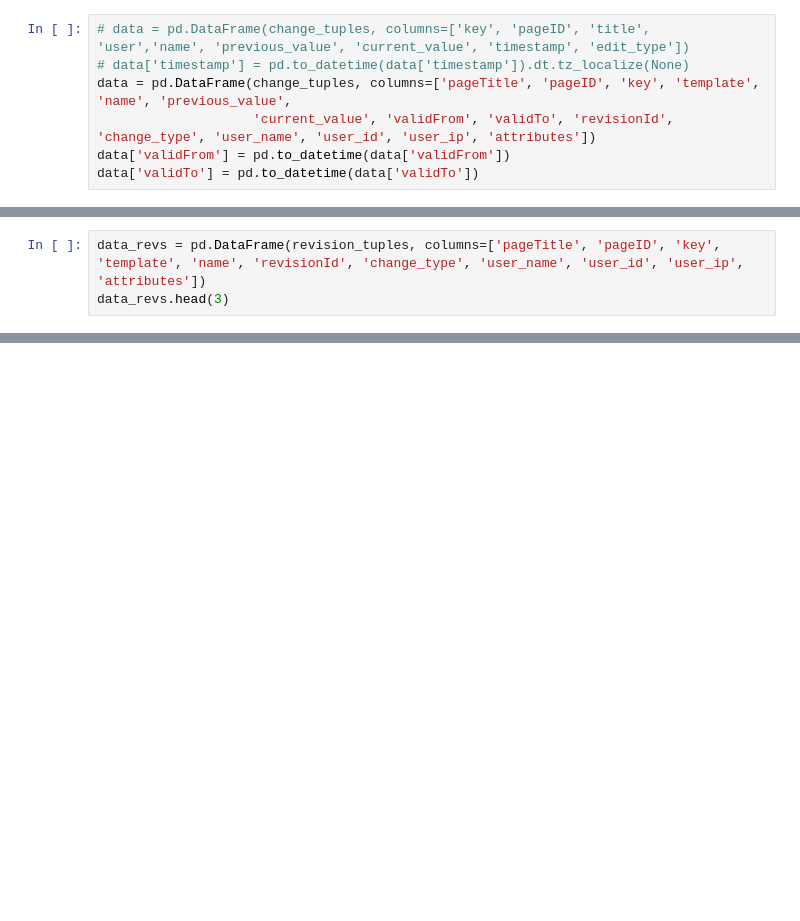
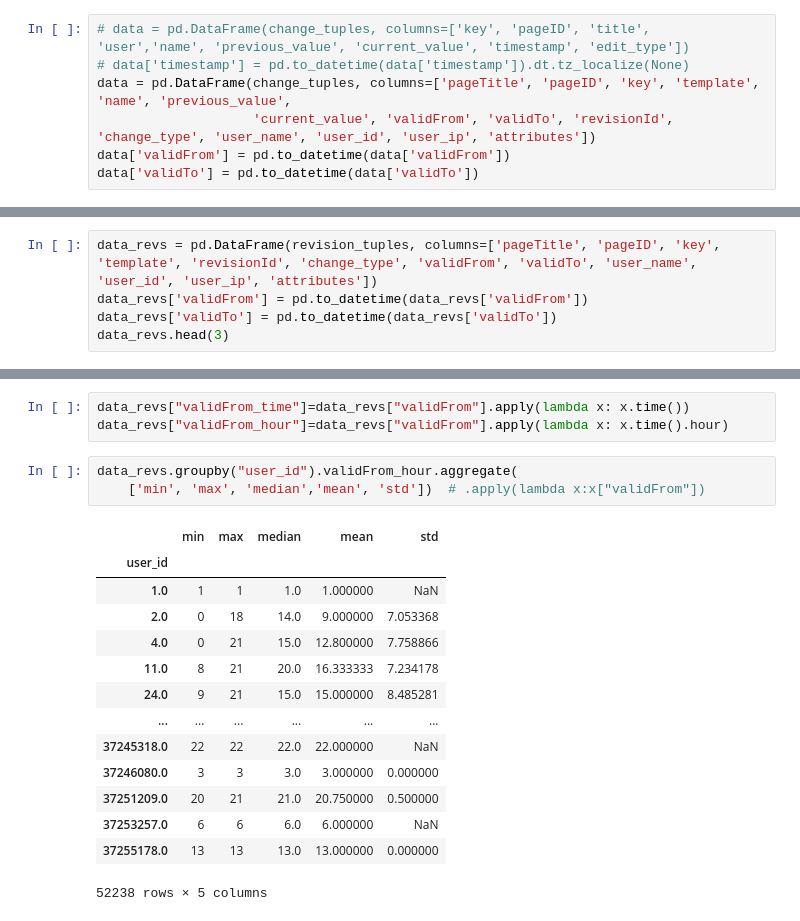
Before and after one commit to HPI-Information-Systems/wikipedia_cleanup, a Jupyter notebook: notebooks/tibor/user_correlation.ipynb, the cells around one changed output, grey strips where cells are left out. Drawn from its saved outputs; the diff is of its cells as text; blank space fills up the shorter version.

```diff
--- a/notebooks/tibor/user_correlation.ipynb
+++ b/notebooks/tibor/user_correlation.ipynb
@@ -96,3 +130,5 @@ data[["revisionId","user_id","user_ip"]].groupby(["user_id","user_ip"])
 # %%
-data_revs = pd.DataFrame(revision_tuples, columns=['pageTitle', 'pageID', 'key', 'template', 'name', 'revisionId', 'change_type', 'user_name', 'user_id', 'user_ip', 'attributes'])
+data_revs = pd.DataFrame(revision_tuples, columns=['pageTitle', 'pageID', 'key', 'template', 'revisionId', 'change_type', 'validFrom', 'validTo', 'user_name', 'user_id', 'user_ip', 'attributes'])
+data_revs['validFrom'] = pd.to_datetime(data_revs['validFrom'])
+data_revs['validTo'] = pd.to_datetime(data_revs['validTo'])
 data_revs.head(3)
@@ -103,0 +202,21 @@ print("Update",data_revs.query('change_type=="UPDATE"').groupby("user_id").count
+# %%
+data_revs["validFrom_time"]=data_revs["validFrom"].apply(lambda x: x.time())
+data_revs["validFrom_hour"]=data_revs["validFrom"].apply(lambda x: x.time().hour)
+# %%
+data_revs.groupby("user_id").validFrom_hour.aggregate(
+    ['min', 'max', 'median','mean', 'std'])  # .apply(lambda x:x["validFrom"])
+# %% [output]
+|  | min | max | median | mean | std |
+| user_id |  |  |  |  |  |
+| 1.0 | 1 | 1 | 1.0 | 1.000000 | NaN |
+| 2.0 | 0 | 18 | 14.0 | 9.000000 | 7.053368 |
+| 4.0 | 0 | 21 | 15.0 | 12.800000 | 7.758866 |
+| 11.0 | 8 | 21 | 20.0 | 16.333333 | 7.234178 |
+| 24.0 | 9 | 21 | 15.0 | 15.000000 | 8.485281 |
+| ... | ... | ... | ... | ... | ... |
+| 37245318.0 | 22 | 22 | 22.0 | 22.000000 | NaN |
+| 37246080.0 | 3 | 3 | 3.0 | 3.000000 | 0.000000 |
+| 37251209.0 | 20 | 21 | 21.0 | 20.750000 | 0.500000 |
+| 37253257.0 | 6 | 6 | 6.0 | 6.000000 | NaN |
+| 37255178.0 | 13 | 13 | 13.0 | 13.000000 | 0.000000 |
+52238 rows × 5 columns
```
Also changed, not shown: parts of 18 cells of this notebook.
